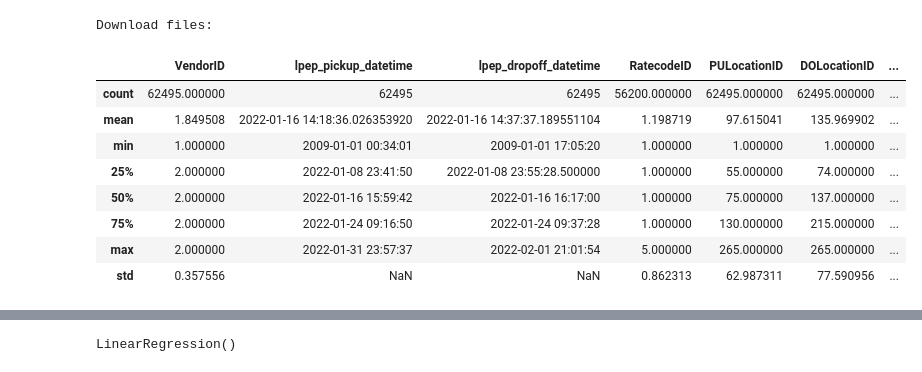
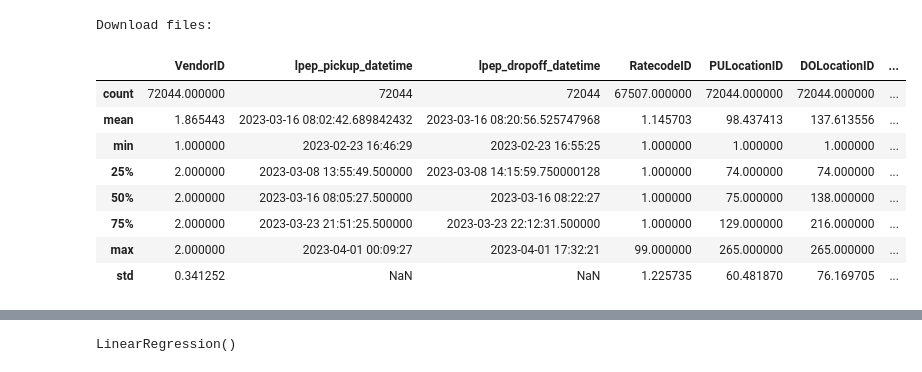
Before and after one commit to harnoorrangi/Zoomcamp_2023, a Jupyter notebook: 05-monitoring/baseline_model_nyc_taxi_data.ipynb, the cells around one changed output, grey strips where cells are left out. Saved outputs shown, nothing was run; the diff lists cells and outputs as text; code cells hidden in the pictures.

```diff
--- a/05-monitoring/baseline_model_nyc_taxi_data.ipynb
+++ b/05-monitoring/baseline_model_nyc_taxi_data.ipynb
@@ -31,17 +31,17 @@ for file, path in files:
 # %% [output]
 Download files:
 # %%
-jan_data = pd.read_parquet('data/green_tripdata_2022-01.parquet')
+mar_data = pd.read_parquet('data/green_tripdata_2023-03.parquet')
 # %%
-jan_data.describe()
+mar_data.describe()
 # %% [output]
 |  | VendorID | lpep_pickup_datetime | lpep_dropoff_datetime | RatecodeID | PULocationID | DOLocationID | ... |
-| count | 62495.000000 | 62495 | 62495 | 56200.000000 | 62495.000000 | 62495.000000 | ... |
-| mean | 1.849508 | 2022-01-16 14:18:36.026353920 | 2022-01-16 14:37:37.189551104 | 1.198719 | 97.615041 | 135.969902 | ... |
-| min | 1.000000 | 2009-01-01 00:34:01 | 2009-01-01 17:05:20 | 1.000000 | 1.000000 | 1.000000 | ... |
-| 25% | 2.000000 | 2022-01-08 23:41:50 | 2022-01-08 23:55:28.500000 | 1.000000 | 55.000000 | 74.000000 | ... |
-| 50% | 2.000000 | 2022-01-16 15:59:42 | 2022-01-16 16:17:00 | 1.000000 | 75.000000 | 137.000000 | ... |
-| 75% | 2.000000 | 2022-01-24 09:16:50 | 2022-01-24 09:37:28 | 1.000000 | 130.000000 | 215.000000 | ... |
-| max | 2.000000 | 2022-01-31 23:57:37 | 2022-02-01 21:01:54 | 5.000000 | 265.000000 | 265.000000 | ... |
-| std | 0.357556 | NaN | NaN | 0.862313 | 62.987311 | 77.590956 | ... |
+| count | 72044.000000 | 72044 | 72044 | 67507.000000 | 72044.000000 | 72044.000000 | ... |
+| mean | 1.865443 | 2023-03-16 08:02:42.689842432 | 2023-03-16 08:20:56.525747968 | 1.145703 | 98.437413 | 137.613556 | ... |
+| min | 1.000000 | 2023-02-23 16:46:29 | 2023-02-23 16:55:25 | 1.000000 | 1.000000 | 1.000000 | ... |
+| 25% | 2.000000 | 2023-03-08 13:55:49.500000 | 2023-03-08 14:15:59.750000128 | 1.000000 | 74.000000 | 74.000000 | ... |
+| 50% | 2.000000 | 2023-03-16 08:05:27.500000 | 2023-03-16 08:22:27 | 1.000000 | 75.000000 | 138.000000 | ... |
+| 75% | 2.000000 | 2023-03-23 21:51:25.500000 | 2023-03-23 22:12:31.500000 | 1.000000 | 129.000000 | 216.000000 | ... |
+| max | 2.000000 | 2023-04-01 00:09:27 | 2023-04-01 17:32:21 | 99.000000 | 265.000000 | 265.000000 | ... |
+| std | 0.341252 | NaN | NaN | 1.225735 | 60.481870 | 76.169705 | ... |
 # %%
```
Also changed, not shown: parts of 14 cells of this notebook, 3 other files.
